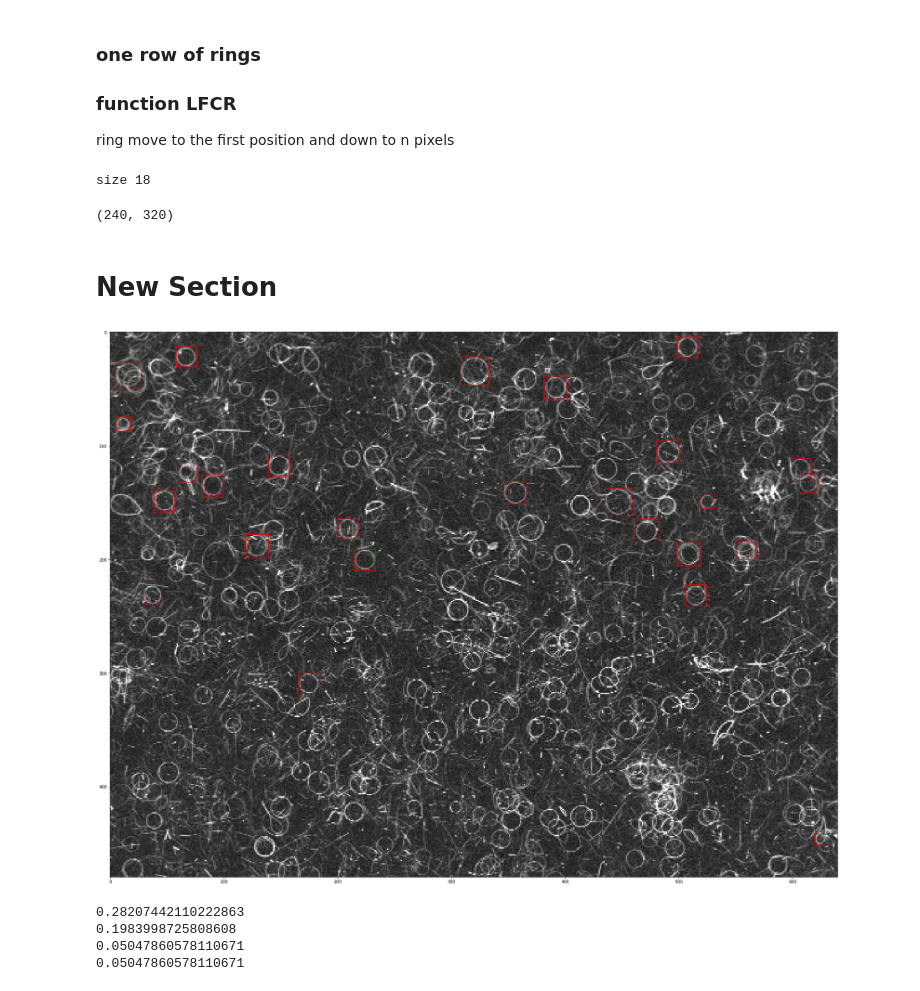
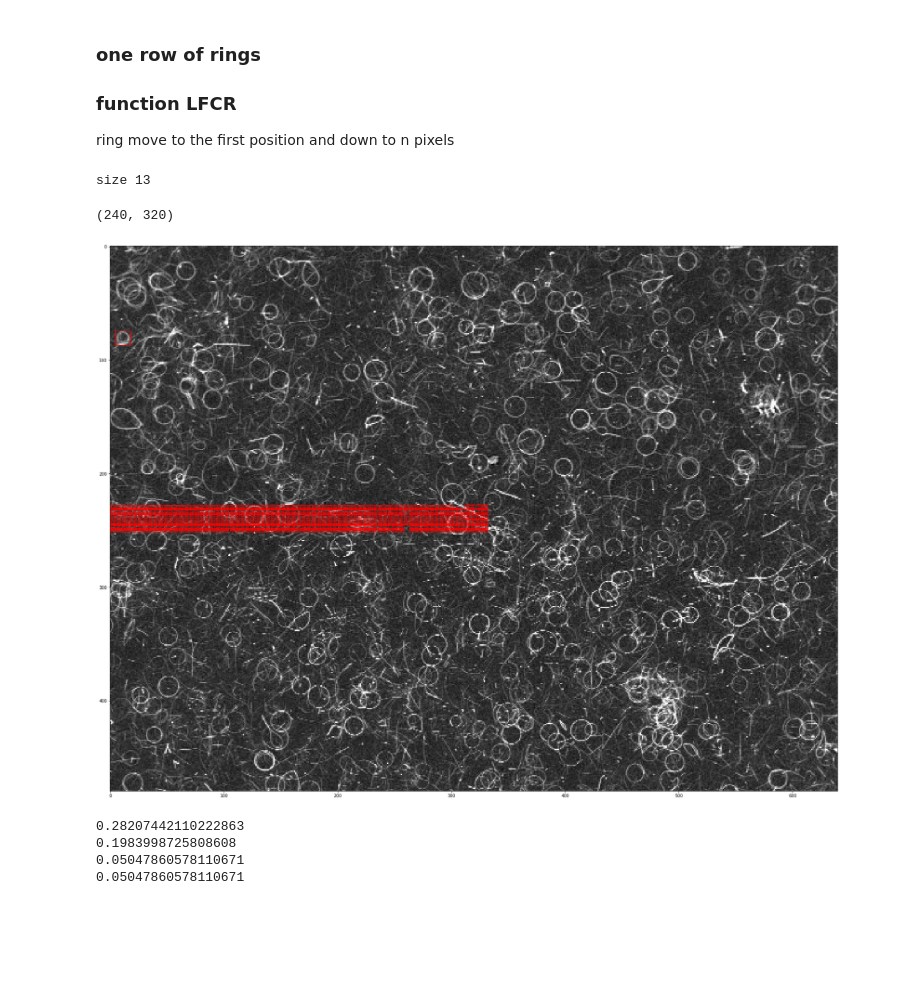
Before and after one commit to andrew-veriga/MathForML, a Jupyter notebook: StridedCoffieCircles.ipynb, the cells around one changed output. Saved outputs shown, nothing was run; the diff lists cells and outputs as text; code cells hidden in the pictures; blank space fills up the shorter version.

```diff
--- a/StridedCoffieCircles.ipynb
+++ b/StridedCoffieCircles.ipynb
@@ -184,12 +198,12 @@ def strides(_image, _gridshape):
 # %%
   image_area=np.copy(Image[:ImageSize[0],:ImageSize[1]])
   # FoundCircles=np.empty([0,3 ],np.int32)
-  size = 18
+  size = 13
 # for size in range(MinSize,MaxSize+1):
   mask = getMask( size, Thick )
   print('size '+str(size))
   sub_matrices = strides(image_area,mask.shape)
-  FoundCircles = isCircleFound(sub_matrices, mask)
+  FoundCircles = vecCircleFound(sub_matrices, mask)
   #for y in range(0,Image.shape[0]-size):
   #  for x in range(0, Image.shape[1] - size):
   #    square = Image[y:y+size, x:x+size]
@@ -204,13 +218,11 @@ def strides(_image, _gridshape):
         # print([(x,y),size])
   #      FoundCircles=np.vstack((FoundCircles,[x,y,size]))
 # %% [output]
-size 18
+size 13
 # %%
 FoundCircles.shape
 # %% [output]
 (240, 320)
-# %% [markdown]
-# New Section
 # %%
 from tempfile import TemporaryFile
 
@@ -219,14 +231,18 @@ np.save('foundCircles', FoundCircles)
 # %%
 import matplotlib.patches as patches
 
 fig, ax = plt.subplots(figsize=(32, 24))
 ax.imshow(Image,cmap=plt.get_cmap('gray') )
 # Create a Rectangle patch
-for r in FoundCircles:
-  rect = patches.Rectangle((r[0],r[1]),r[2],r[2],linewidth=1,edgecolor='r',facecolor='none')
-  ax.add_patch(rect)
+
+for y in range(FoundCircles.shape[0]):
+  for x in range(FoundCircles.shape[1]):
+    if (FoundCircles[y,x]):
+      rect = patches.Rectangle((x,y),size,size,linewidth=1,edgecolor='r',facecolor='none')
+      ax.add_patch(rect)
+plt.show(fig)
 # %% [output]
-[figure, old version]
+[figure, new version]
 # %%
 #[(30, 101), 40]
 y=101
```
Also changed, not shown: parts of 2 cells of this notebook.
